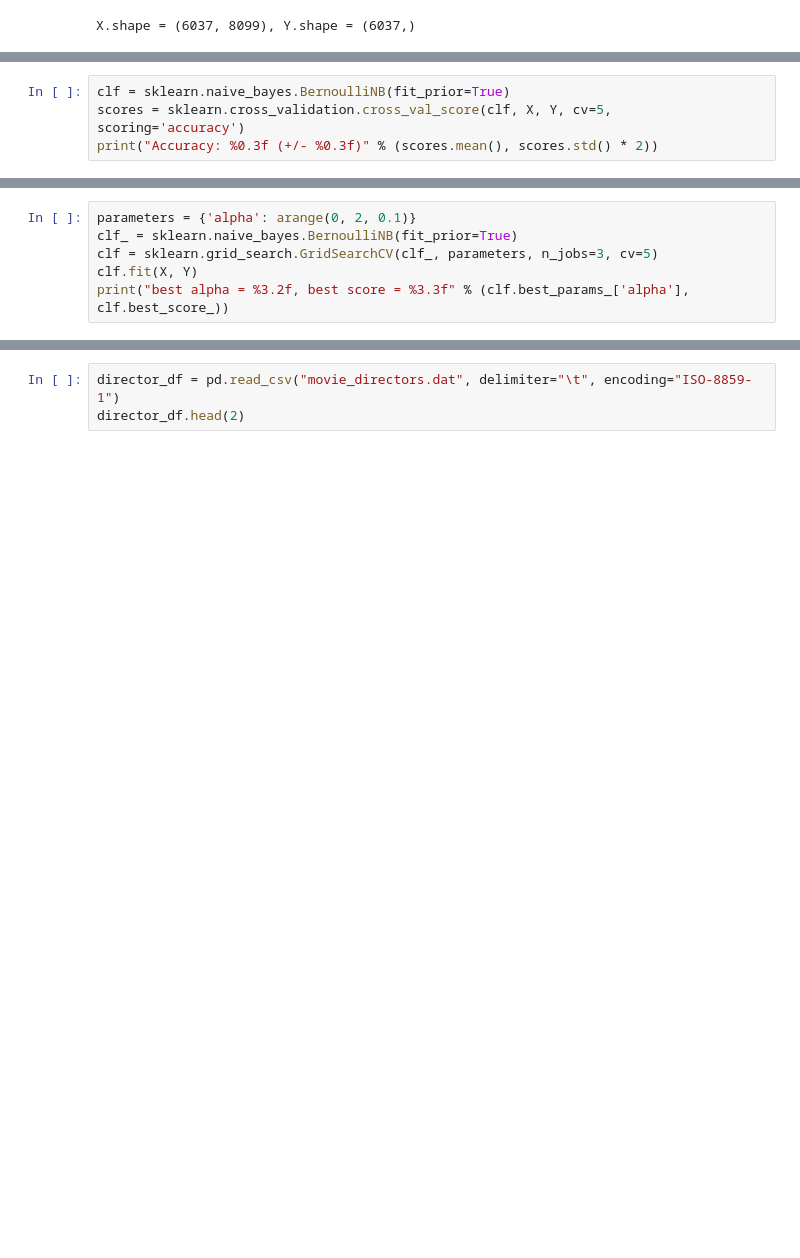
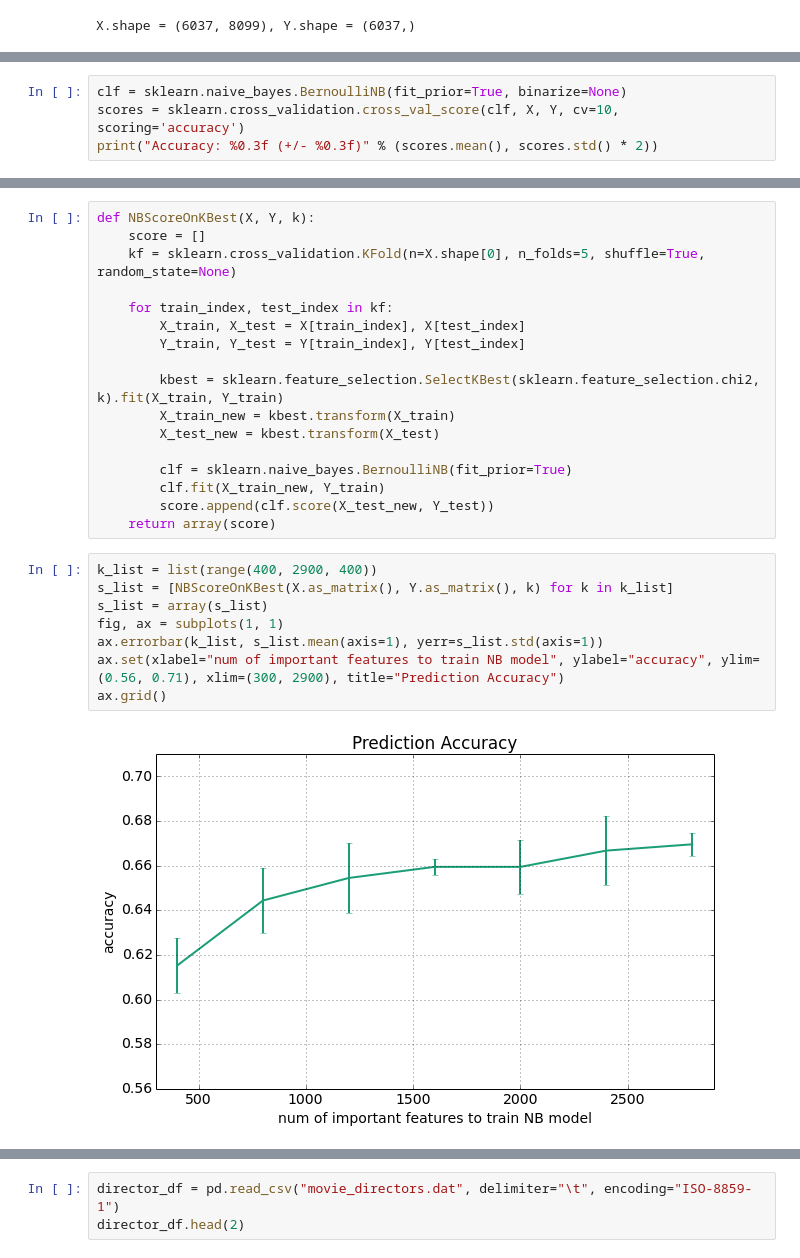
Before and after one commit to kuangchen/DataScienceProject, a Jupyter notebook: Is Next Movie Worth Watching?/Is the next movie worth watching?.ipynb, the cells around one changed output, grey strips where cells are left out. Cells and saved outputs as stored; diff of their text form; blank space fills up the shorter version.

```diff
--- a/Is Next Movie Worth Watching?/Is the next movie worth watching?.ipynb
+++ b/Is Next Movie Worth Watching?/Is the next movie worth watching?.ipynb
@@ -189,5 +202,5 @@ import sklearn.tree
 # %%
-clf = sklearn.naive_bayes.BernoulliNB(fit_prior=True)
-scores = sklearn.cross_validation.cross_val_score(clf, X, Y, cv=5, scoring='accuracy')
+clf = sklearn.naive_bayes.BernoulliNB(fit_prior=True, binarize=None)
+scores = sklearn.cross_validation.cross_val_score(clf, X, Y, cv=10, scoring='accuracy')
 print("Accuracy: %0.3f (+/- %0.3f)" % (scores.mean(), scores.std() * 2))
 # %% [output]
@@ -197,6 +207,0 @@ Not too bad. There is an <code>alpha</code> smoothing parameter for the <code>Be
-# %%
-parameters = {'alpha': arange(0, 2, 0.1)}
-clf_ = sklearn.naive_bayes.BernoulliNB(fit_prior=True)
-clf = sklearn.grid_search.GridSearchCV(clf_, parameters, n_jobs=3, cv=5)
-clf.fit(X, Y)
-print("best alpha = %3.2f, best score = %3.3f" % (clf.best_params_['alpha'], clf.best_score_))
@@ -218,0 +212,27 @@ Area under the curve = 0.92
+# %%
+def NBScoreOnKBest(X, Y, k):
+    score = []
+    kf = sklearn.cross_validation.KFold(n=X.shape[0], n_folds=5, shuffle=True, random_state=None)
+
+    for train_index, test_index in kf:
+        X_train, X_test = X[train_index], X[test_index]
+        Y_train, Y_test = Y[train_index], Y[test_index]
+
+        kbest = sklearn.feature_selection.SelectKBest(sklearn.feature_selection.chi2, k).fit(X_train, Y_train)
+        X_train_new = kbest.transform(X_train)
+        X_test_new = kbest.transform(X_test)
+
+        clf = sklearn.naive_bayes.BernoulliNB(fit_prior=True)
+        clf.fit(X_train_new, Y_train)
+        score.append(clf.score(X_test_new, Y_test))
+    return array(score)
+# %%
+k_list = list(range(400, 2900, 400))
+s_list = [NBScoreOnKBest(X.as_matrix(), Y.as_matrix(), k) for k in k_list]
+s_list = array(s_list)
+fig, ax = subplots(1, 1)
+ax.errorbar(k_list, s_list.mean(axis=1), yerr=s_list.std(axis=1))
+ax.set(xlabel="num of important features to train NB model", ylabel="accuracy", ylim=(0.56, 0.71), xlim=(300, 2900), title="Prediction Accuracy")
+ax.grid()
+# %% [output]
+[figure, added]
```
Also changed, not shown: parts of 23 cells of this notebook.
